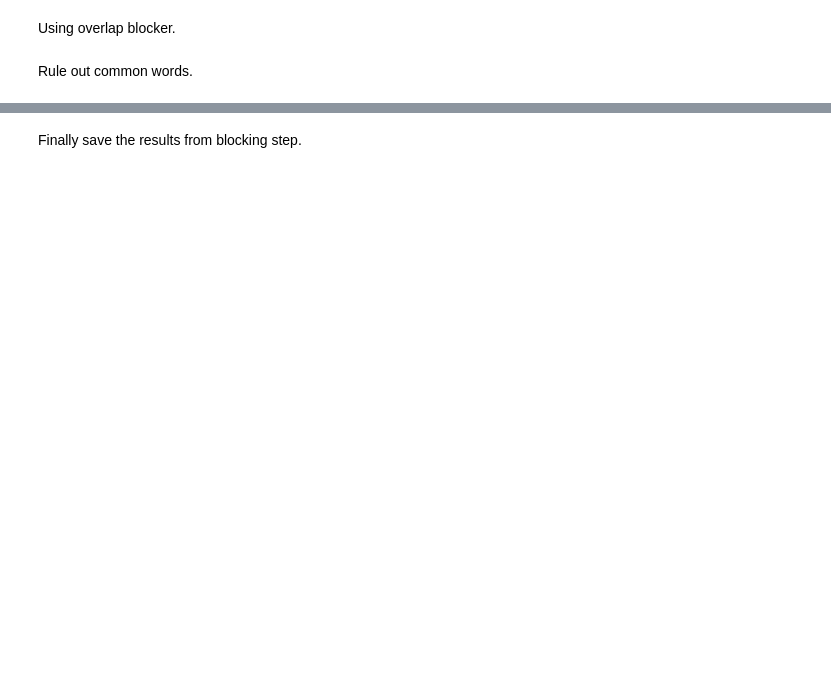
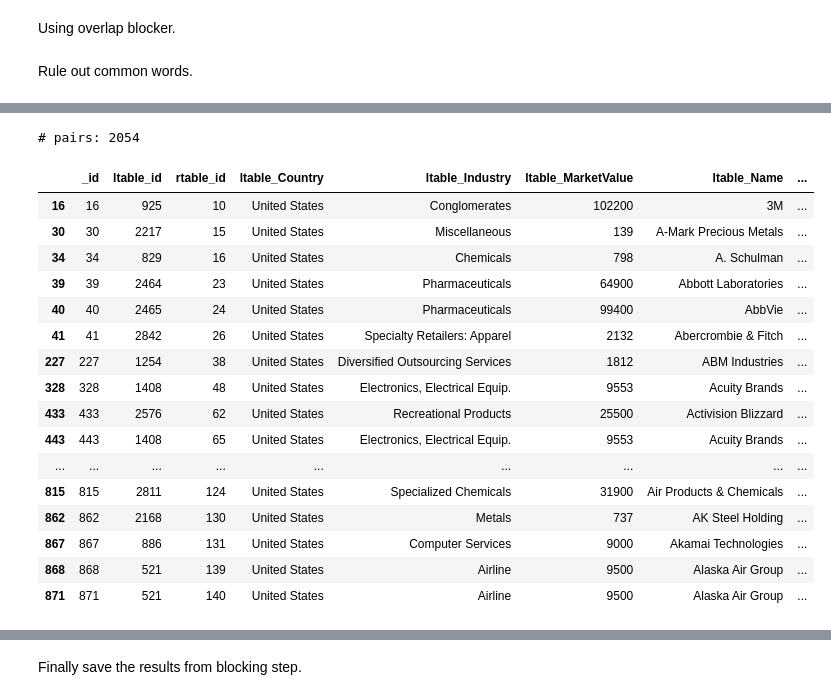
Before and after one commit to jmzhao/cs838-data-mining, a Jupyter notebook: stage3-blocking.ipynb, the cells around one changed output, grey strips where cells are left out. Cells and saved outputs as stored; diff of their text form; code cells hidden in the pictures; blank space fills up the shorter version.

```diff
--- a/stage3-blocking.ipynb
+++ b/stage3-blocking.ipynb
@@ -79,3 +100,7 @@ blocked.head()
 # %%
 ## debug and improve the blocker
 ## This may take some trial and run...
+## Block on the same country
+cb = em.AttrEquivalenceBlocker()
+block_country = cb.block_candset(block_overlap, 'Country', 'Country')
+print('# pairs:', len(block_country))
@@ -81,0 +121,29 @@ blocked.head()
+# %%
+## Hash Blocker
+def hash_blocker(ltuple, rtuple):
+    kw = ['China', 'American','United','First']
+    l_sp = ltuple['Name'].split()
+    r_sp = rtuple['Name'].split()
+    if l_sp[0] in kw or r_sp[0] in kw:
+        if l_sp[0] == r_sp[0]:
+            if  l_sp[1][0:2] != r_sp[1][0:2]:
+                return True
+            else:
+                return False
+        else:
+            return True
+    elif ltuple['Name'][0:2] != rtuple['Name'][0:2]:
+        #print (ltuple['Name'][0],rtuple['Name'][0])
+        return True
+    else:
+        return False
+def hash_all (ltuple,rtuple):
+    return False
+# %%
+hb = em.BlackBoxBlocker()
+hb.set_black_box_function(hash_blocker)
+# %%
+block_hash = hb.block_candset(block_country)
+print('# pairs:', len(block_hash))
+block_hash.head(30)
+# %% [output]
@@ -81,0 +153,18 @@ blocked.head()
+# pairs: 2054
+|  | _id | ltable_id | rtable_id | ltable_Country | ltable_Industry | ltable_MarketValue | ltable_Name | ... |
+| 16 | 16 | 925 | 10 | United States | Conglomerates | 102200 | 3M | ... |
+| 30 | 30 | 2217 | 15 | United States | Miscellaneous | 139 | A-Mark Precious Metals | ... |
+| 34 | 34 | 829 | 16 | United States | Chemicals | 798 | A. Schulman | ... |
+| 39 | 39 | 2464 | 23 | United States | Pharmaceuticals | 64900 | Abbott Laboratories | ... |
+| 40 | 40 | 2465 | 24 | United States | Pharmaceuticals | 99400 | AbbVie | ... |
+| 41 | 41 | 2842 | 26 | United States | Specialty Retailers: Apparel | 2132 | Abercrombie & Fitch | ... |
+| 227 | 227 | 1254 | 38 | United States | Diversified Outsourcing Services | 1812 | ABM Industries | ... |
+| 328 | 328 | 1408 | 48 | United States | Electronics, Electrical Equip. | 9553 | Acuity Brands | ... |
+| 433 | 433 | 2576 | 62 | United States | Recreational Products | 25500 | Activision Blizzard | ... |
+| 443 | 443 | 1408 | 65 | United States | Electronics, Electrical Equip. | 9553 | Acuity Brands | ... |
+| ... | ... | ... | ... | ... | ... | ... | ... | ... |
+| 815 | 815 | 2811 | 124 | United States | Specialized Chemicals | 31900 | Air Products & Chemicals | ... |
+| 862 | 862 | 2168 | 130 | United States | Metals | 737 | AK Steel Holding | ... |
+| 867 | 867 | 886 | 131 | United States | Computer Services | 9000 | Akamai Technologies | ... |
+| 868 | 868 | 521 | 139 | United States | Airline | 9500 | Alaska Air Group | ... |
+| 871 | 871 | 521 | 140 | United States | Airline | 9500 | Alaska Air Group | ... |
```
Also changed, not shown: parts of 16 cells of this notebook, 1 other file.
